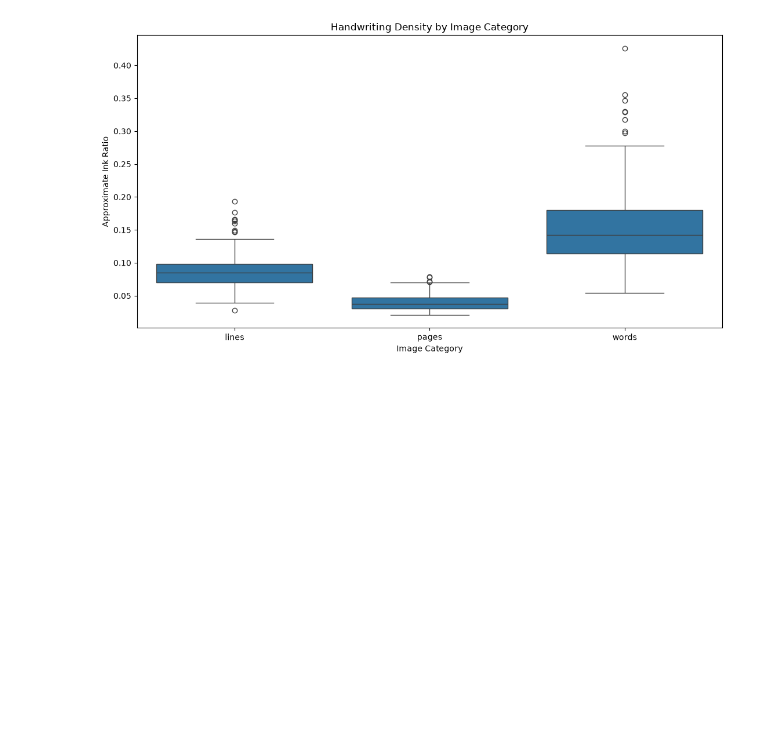
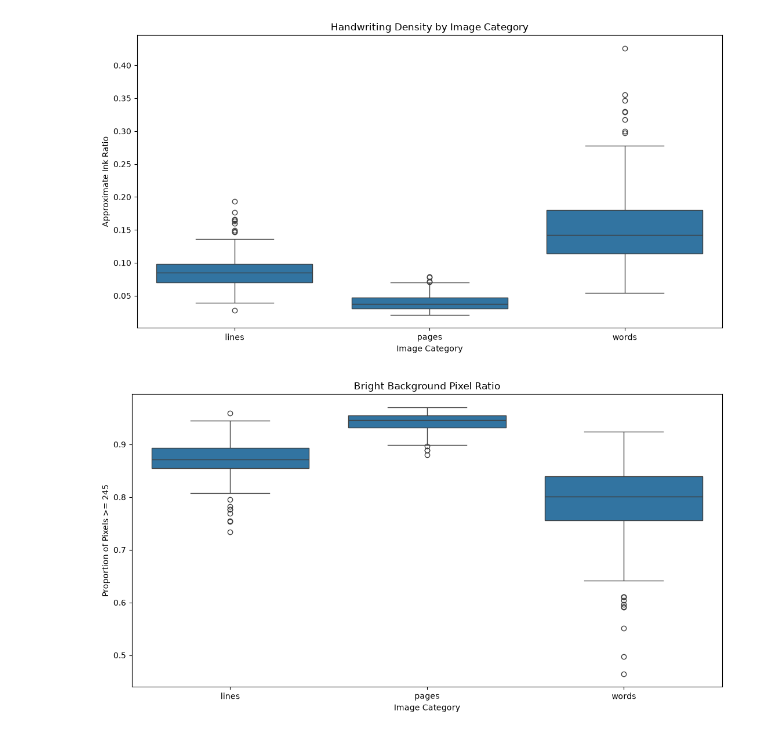
Before and after one commit to greeshavaishnavi09/WriterLens, a Jupyter notebook: research/03.eda.ipynb, the cells around one changed output. Cells and saved outputs as stored; diff of their text form; code cells hidden in the pictures; blank space fills up the shorter version.

```diff
--- a/research/03.eda.ipynb
+++ b/research/03.eda.ipynb
@@ -801,3 +801,30 @@ plt.savefig(
 plt.show()
 # %% [output]
 [figure]
+# %%
+
+# BACKGROUND RATIO DISTRIBUTION
+
+plt.figure(figsize=(11, 6))
+
+sns.boxplot(
+    data=quality_df,
+    x="Category",
+    y="Background_Ratio"
+)
+
+plt.title("Bright Background Pixel Ratio")
+plt.xlabel("Image Category")
+plt.ylabel("Proportion of Pixels >= 245")
+
+plt.tight_layout()
+
+plt.savefig(
+    PLOT_DIR / "background_ratio_distribution.png",
+    dpi=300,
+    bbox_inches="tight"
+)
+
+plt.show()
+# %% [output]
+[figure, added]
```
Also changed, not shown: parts of 2 cells of this notebook.
